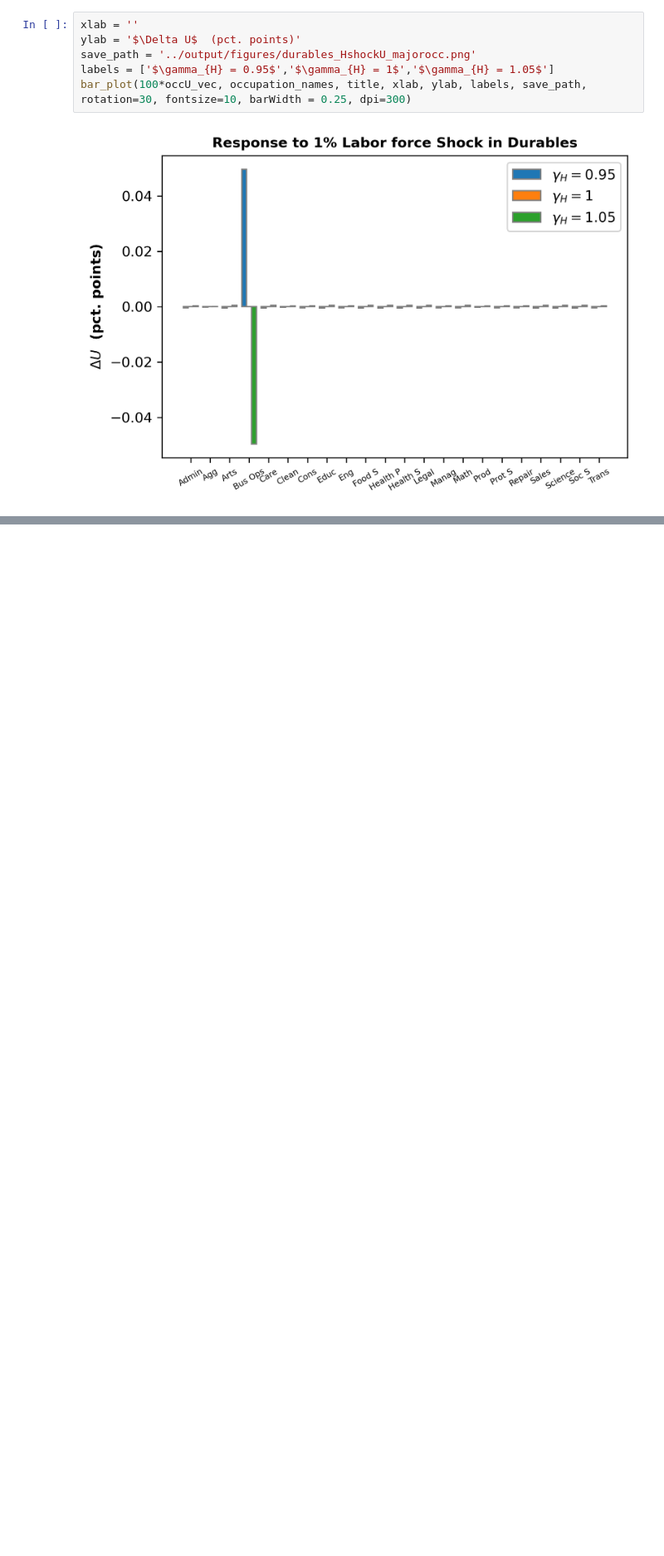
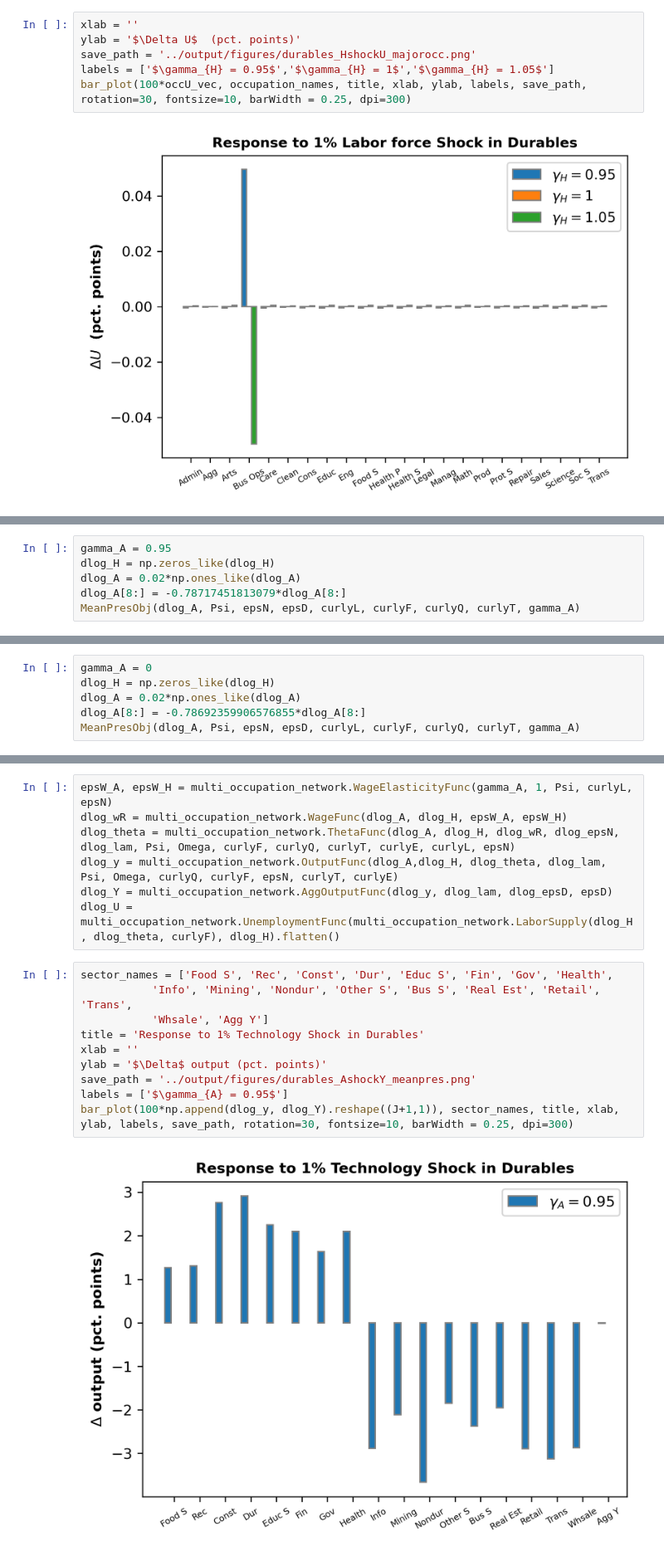
Before and after one commit to hs97/UnemploymentNetwork, a Jupyter notebook: new_code/calib3_major_occupations.ipynb, the cells around one changed output, grey strips where cells are left out. Shown at 83% size. Cells and saved outputs as stored; diff of their text form; blank space fills up the shorter version.

```diff
--- a/new_code/calib3_major_occupations.ipynb
+++ b/new_code/calib3_major_occupations.ipynb
@@ -341,0 +355,6 @@ bar_plot(100*occU_vec, occupation_names, title, xlab, ylab, labels, save_path, r
+# %%
+gamma_A = 0.95
+dlog_H = np.zeros_like(dlog_H)
+dlog_A = 0.02*np.ones_like(dlog_A)
+dlog_A[8:] = -0.78717451813079*dlog_A[8:]
+MeanPresObj(dlog_A, Psi, epsN, epsD, curlyL, curlyF, curlyQ, curlyT, gamma_A)
@@ -341,0 +363,6 @@ bar_plot(100*occU_vec, occupation_names, title, xlab, ylab, labels, save_path, r
+# %%
+gamma_A = 0
+dlog_H = np.zeros_like(dlog_H)
+dlog_A = 0.02*np.ones_like(dlog_A)
+dlog_A[8:] = -0.78692359906576855*dlog_A[8:]
+MeanPresObj(dlog_A, Psi, epsN, epsD, curlyL, curlyF, curlyQ, curlyT, gamma_A)
@@ -341,0 +371,19 @@ bar_plot(100*occU_vec, occupation_names, title, xlab, ylab, labels, save_path, r
+# %%
+epsW_A, epsW_H = multi_occupation_network.WageElasticityFunc(gamma_A, 1, Psi, curlyL, epsN)
+dlog_wR = multi_occupation_network.WageFunc(dlog_A, dlog_H, epsW_A, epsW_H)
+dlog_theta = multi_occupation_network.ThetaFunc(dlog_A, dlog_H, dlog_wR, dlog_epsN, dlog_lam, Psi, Omega, curlyF, curlyQ, curlyT, curlyE, curlyL, epsN)
+dlog_y = multi_occupation_network.OutputFunc(dlog_A,dlog_H, dlog_theta, dlog_lam, Psi, Omega, curlyQ, curlyF, epsN, curlyT, curlyE)
+dlog_Y = multi_occupation_network.AggOutputFunc(dlog_y, dlog_lam, dlog_epsD, epsD)
+dlog_U = multi_occupation_network.UnemploymentFunc(multi_occupation_network.LaborSupply(dlog_H, dlog_theta, curlyF), dlog_H).flatten()
+# %%
+sector_names = ['Food S', 'Rec', 'Const', 'Dur', 'Educ S', 'Fin', 'Gov', 'Health',
+           'Info', 'Mining', 'Nondur', 'Other S', 'Bus S', 'Real Est', 'Retail', 'Trans',
+           'Whsale', 'Agg Y']
+title = 'Response to 1% Technology Shock in Durables'
+xlab = ''
+ylab = '$\Delta$ output (pct. points)'
+save_path = '../output/figures/durables_AshockY_meanpres.png'
+labels = ['$\gamma_{A} = 0.95$']
+bar_plot(100*np.append(dlog_y, dlog_Y).reshape((J+1,1)), sector_names, title, xlab, ylab, labels, save_path, rotation=30, fontsize=10, barWidth = 0.25, dpi=300)
+# %% [output]
+[figure, added]
```
Also changed, not shown: parts of 13 cells of this notebook, 16 other files.
